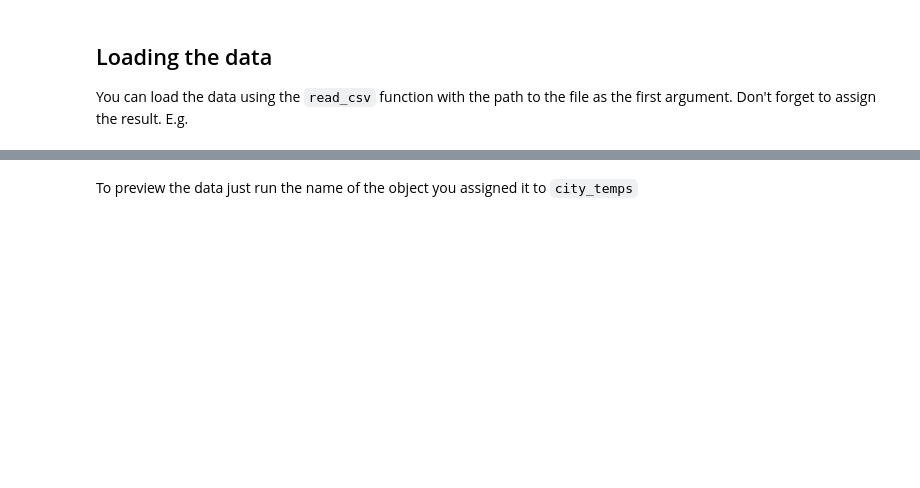
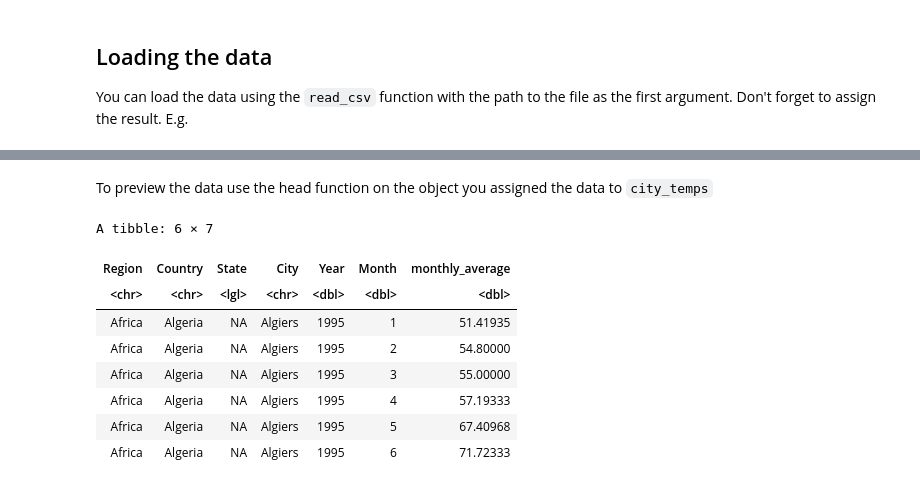
Before and after one commit to MatthewJWhittle/NCW2021, a Jupyter notebook: Introduction-R.ipynb, the cells around one changed output, grey strips where cells are left out. Drawn from its saved outputs; the diff is of its cells as text; code cells hidden in the pictures; blank space fills up the shorter version.

```diff
--- a/Introduction-R.ipynb
+++ b/Introduction-R.ipynb
@@ -58,2 +74,2 @@ city_temps <- read_csv("data/monthly-mean-temps.csv")
 # %% [markdown]
-To preview the data just run the name of the object you assigned it to `city_temps`
+To preview the data use the head function on the object you assigned the data to `city_temps`
@@ -61,0 +76,12 @@ city_temps
+# %%
+head(city_temps)
+# %% [output]
+A tibble: 6 × 7
+| Region | Country | State | City | Year | Month | monthly_average |
+| <chr> | <chr> | <lgl> | <chr> | <dbl> | <dbl> | <dbl> |
+| Africa | Algeria | NA | Algiers | 1995 | 1 | 51.41935 |
+| Africa | Algeria | NA | Algiers | 1995 | 2 | 54.80000 |
+| Africa | Algeria | NA | Algiers | 1995 | 3 | 55.00000 |
+| Africa | Algeria | NA | Algiers | 1995 | 4 | 57.19333 |
+| Africa | Algeria | NA | Algiers | 1995 | 5 | 67.40968 |
+| Africa | Algeria | NA | Algiers | 1995 | 6 | 71.72333 |
```
Also changed, not shown: parts of 8 cells of this notebook.
